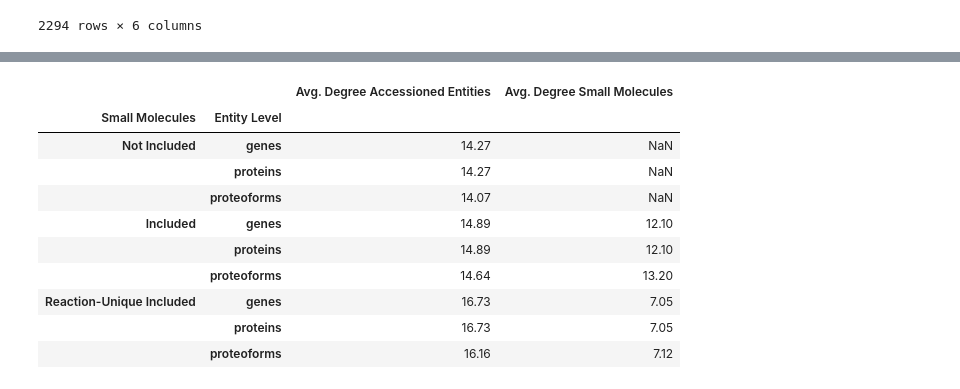
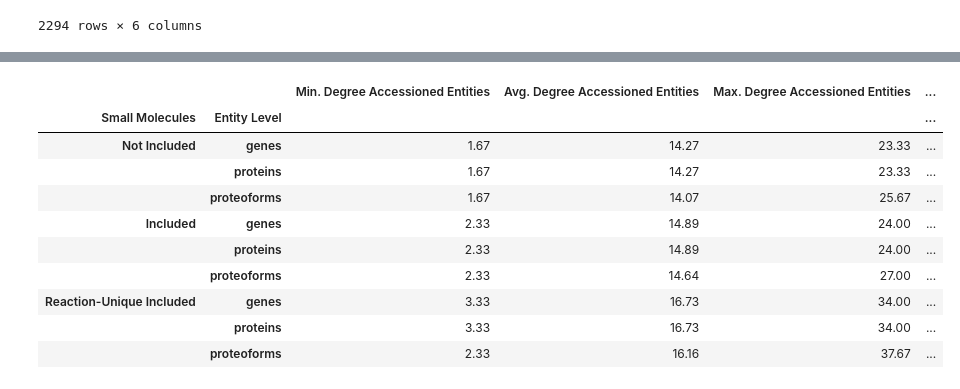
Before and after one commit to PathwayAnalysisPlatform/ProteoformNetworks, a Jupyter notebook: src/Python/analysis_1_size_degree.ipynb, the cells around one changed output, grey strips where cells are left out. Drawn from its saved outputs; the diff is of its cells as text; code cells hidden in the pictures.

```diff
--- a/src/Python/analysis_1_size_degree.ipynb
+++ b/src/Python/analysis_1_size_degree.ipynb
@@ -445,8 +576,12 @@ columns = [
     "Small Molecules",
     "Entity Level",
     "Pathway",
+    "Min. Degree Accessioned Entities",
     "Avg. Degree Accessioned Entities",
-    "Avg. Degree Small Molecules"
+    "Max. Degree Accessioned Entities",
+    "Min. Degree Small Molecules",
+    "Avg. Degree Small Molecules",
+    "Max. Degree Small Molecules"
 ]
 
 out_path = "resources/pathway_networks/"
@@ -462,12 +597,20 @@ def get_tuples(combination):
         acc_ents = [n for n in G.nodes if not G.nodes[n]['type'].startswith("Simple")]
         sm_ents = [n for n in G.nodes if G.nodes[n]['type'].startswith("Simple")]
 
-    avg_deg_acc_ents = mean([d for n, d in list(G.degree(acc_ents))])
-    avg_deg_sm_ent = mean([d for n, d in list(G.degree(sm_ents))]) if len(sm_ents) > 0 else None
+    deg_seq_acc_ents = [d for n, d in list(G.degree(acc_ents))]
+    min_deg_sm_ents = 0
+    avg_deg_sm_ents = 0
+    max_deg_sm_ents = 0
+    if len(sm_ents) > 0:
+        deg_seq_sm_ents = [d for n, d in list(G.degree(sm_ents))]
+        min_deg_sm_ents = min(deg_seq_sm_ents)
+        avg_deg_sm_ents = mean(deg_seq_sm_ents)
+        max_deg_sm_ents = max(deg_seq_sm_ents)
 
     return (
         combination[0], combination[1], combination[2],
-        avg_deg_acc_ents, avg_deg_sm_ent
+        min(deg_seq_acc_ents), mean(deg_seq_acc_ents), max(deg_seq_acc_ents),
+        min_deg_sm_ents, avg_deg_sm_ents, max_deg_sm_ents
     )
 # %%
 df_deg_pathways = pd.DataFrame([get_tuples(combination) for combination in combinations], columns=columns)
@@ -493,26 +636,32 @@ df_deg_pathways
 # %%
 df_deg_pathways_agg = df_deg_pathways.groupby(['Small Molecules', 'Entity Level']).agg(
     {
+        "Min. Degree Accessioned Entities": ['mean'],
         "Avg. Degree Accessioned Entities": ['mean'],
-        "Avg. Degree Small Molecules": ['mean']
+        "Max. Degree Accessioned Entities": ['mean'],
+        "Min. Degree Small Molecules": ['mean'],
+        "Avg. Degree Small Molecules": ['mean'],
+        "Max. Degree Small Molecules": ['mean']
     })
 df_deg_pathways_agg.columns = [
+    "Min. Degree Accessioned Entities",
     "Avg. Degree Accessioned Entities",
-    "Avg. Degree Small Molecules"
+    "Max. Degree Accessioned Entities",
+    "Min. Degree Small Molecules",
+    "Avg. Degree Small Molecules",
+    "Max. Degree Small Molecules"
 ]
 df_pathways_grouped = df_deg_pathways_agg.set_index(get_multiindex())
 df_pathways_grouped
-
-# df_br_ap_pathways[["Avg. Degree Accessioned Entities", "Avg. Degree Small Molecules"]]
 # %% [output]
-|  |  | Avg. Degree Accessioned Entities | Avg. Degree Small Molecules |
-| Small Molecules | Entity Level |  |  |
-| Not Included | genes | 14.27 | NaN |
-|  | proteins | 14.27 | NaN |
-|  | proteoforms | 14.07 | NaN |
-| Included | genes | 14.89 | 12.10 |
-|  | proteins | 14.89 | 12.10 |
-|  | proteoforms | 14.64 | 13.20 |
-| Reaction-Unique Included | genes | 16.73 | 7.05 |
-|  | proteins | 16.73 | 7.05 |
-|  | proteoforms | 16.16 | 7.12 |
+|  |  | Min. Degree Accessioned Entities | Avg. Degree Accessioned Entities | Max. Degree Accessioned Entities | ... |
+| Small Molecules | Entity Level |  |  |  | ... |
+| Not Included | genes | 1.67 | 14.27 | 23.33 | ... |
+|  | proteins | 1.67 | 14.27 | 23.33 | ... |
+|  | proteoforms | 1.67 | 14.07 | 25.67 | ... |
+| Included | genes | 2.33 | 14.89 | 24.00 | ... |
+|  | proteins | 2.33 | 14.89 | 24.00 | ... |
+|  | proteoforms | 2.33 | 14.64 | 27.00 | ... |
+| Reaction-Unique Included | genes | 3.33 | 16.73 | 34.00 | ... |
+|  | proteins | 3.33 | 16.73 | 34.00 | ... |
+|  | proteoforms | 2.33 | 16.16 | 37.67 | ... |
```
Also changed, not shown: parts of 15 cells of this notebook.
